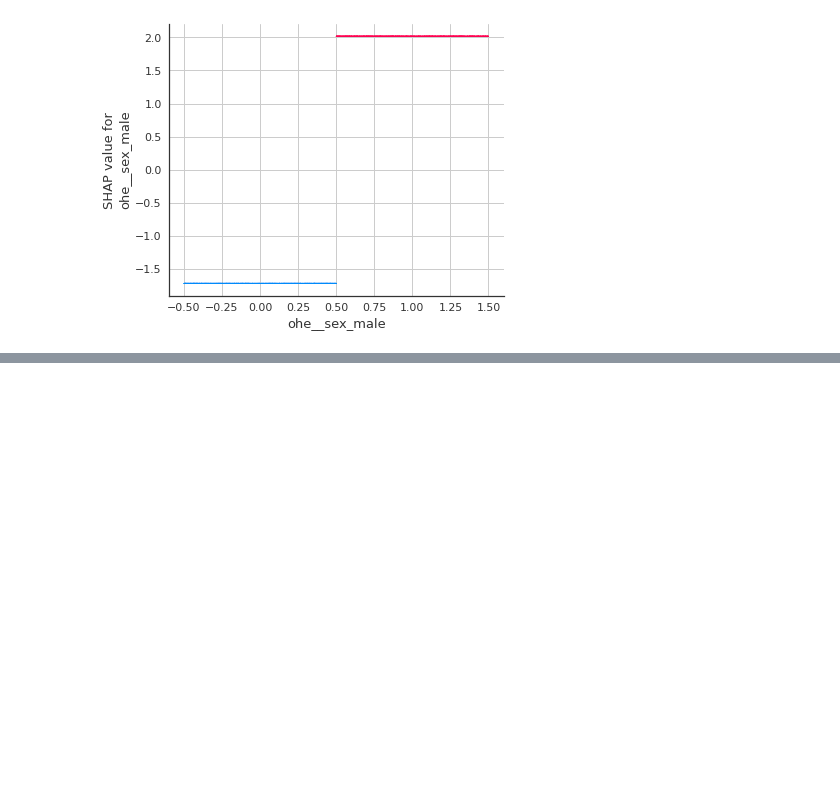
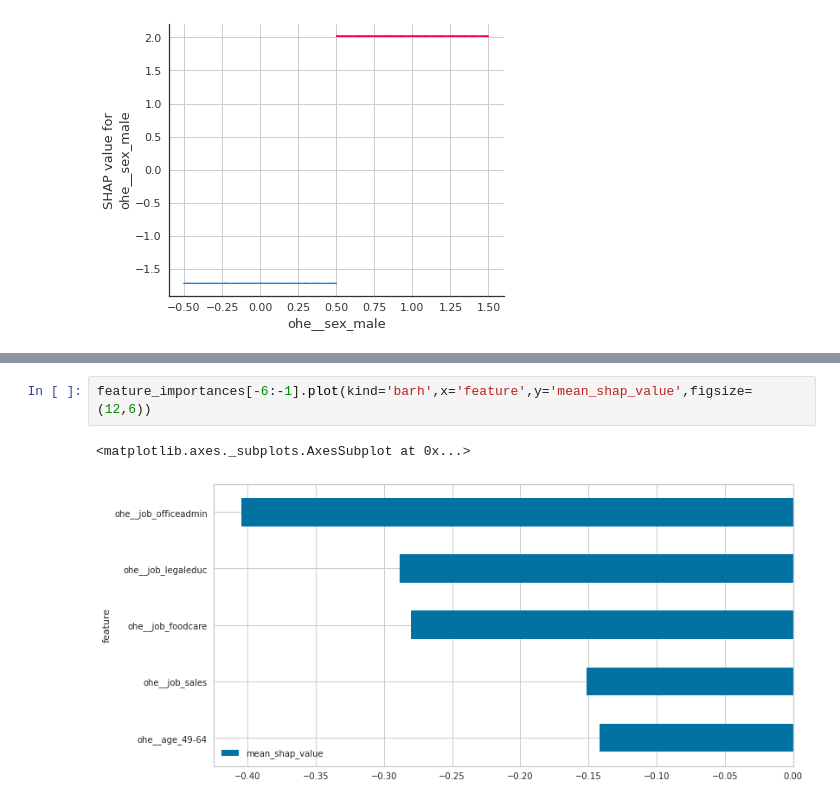
Before and after one commit to jcalvesoliveira/gender-pay-gap, a Jupyter notebook: notebooks/1.0-jo-initial-data-exploration.ipynb, the cells around one changed output, grey strips where cells are left out. Saved outputs shown, nothing was run; the diff lists cells and outputs as text; blank space fills up the shorter version.

```diff
--- a/notebooks/1.0-jo-initial-data-exploration.ipynb
+++ b/notebooks/1.0-jo-initial-data-exploration.ipynb
@@ -423,0 +435,5 @@ shap.plots.bar(shap_values, max_display=14)
+# %%
+feature_importances[-6:-1].plot(kind='barh',x='feature',y='mean_shap_value',figsize=(12,6))
+# %% [output]
+<matplotlib.axes._subplots.AxesSubplot at 0x...>
+[figure, added]
```
Also changed, not shown: parts of 15 cells of this notebook.
